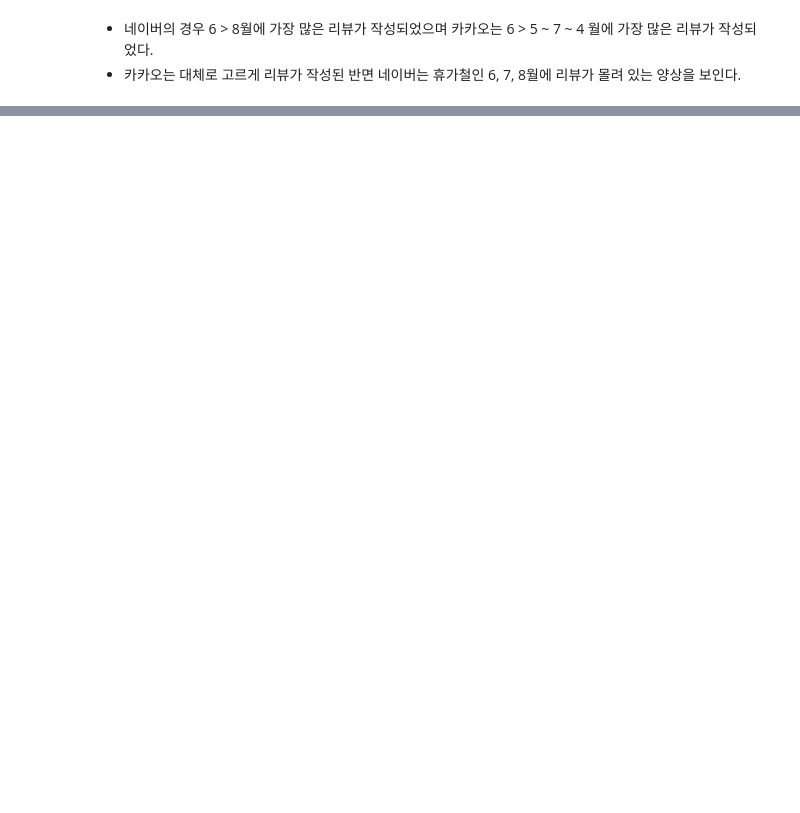
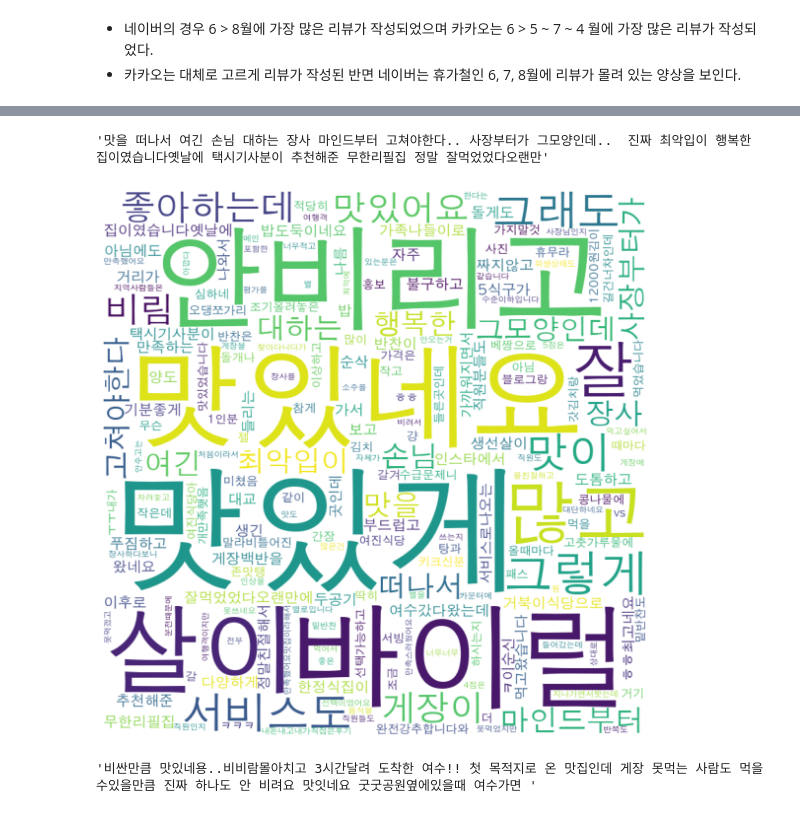
Before and after one commit to combiJihoon/real-classifier, a Jupyter notebook: analysis.ipynb, the cells around one changed output, grey strips where cells are left out. Drawn from its saved outputs; the diff is of its cells as text; code cells hidden in the pictures; blank space fills up the shorter version.

```diff
--- a/analysis.ipynb
+++ b/analysis.ipynb
@@ -343,0 +362,33 @@ df["service"] = df['comment'].apply(
+# %%
+spwords = set(["었어요", "였어요", "이네요", "왔는데", "셨어요", "중에", "더군요", "한다", "네요", "겠음", "예요", "에요",
+               "면서", "절대", "정말", "진짜", "곳", "너무", "갔는데", "이렇게", "간장게장", "여수", "네요", "게", "식당", "아주", "갔던", "다", "게장은", "게장", "게장도", "간장게장도", "나옴", "여기", "먹고", "양념", "참", "전", "하나도", "꽃게장은", "먹었는데", "그", "좀", "거북이식당", "돌게장", "꽃게장정식", "게장", "양념게장"])
+# %%
+text = ""
+
+for c in df_kakao.comment:
+    text += c
+
+text[:100]
+# %% [output]
+'맛을 떠나서 여긴 손님 대하는 장사 마인드부터 고쳐야한다.. 사장부터가 그모양인데..  진짜 최악입이 행복한 집이였습니다옛날에 택시기사분이 추천해준 무한리필집 정말 잘먹었었다오랜만'
+# %%
+wc = WordCloud(max_font_size=200, stopwords=spwords, font_path='/Library/Fonts/AppleGothic.ttf'
+                ,background_color='white', width=800, height=800)
+wc.generate(text)
+
+plt.figure(figsize=(10, 8))
+plt.imshow(wc)
+plt.tight_layout(pad=0)
+plt.axis('off')
+plt.show()
+# %% [output]
+[figure, added]
+# %%
+text = ""
+
+for c in df_naver.comment:
+    text += c
+
+text[:100]
+# %% [output]
+'비싼만큼 맛있네용..비비람몰아치고 3시간달려 도착한 여수!! 첫 목적지로 온 맛집인데 게장 못먹는 사람도 먹을수있을만큼 진짜 하나도 안 비려요 맛잇네요 굿굿공원옆에있을때 여수가면 '
```
Also changed, not shown: parts of 10 cells of this notebook.
